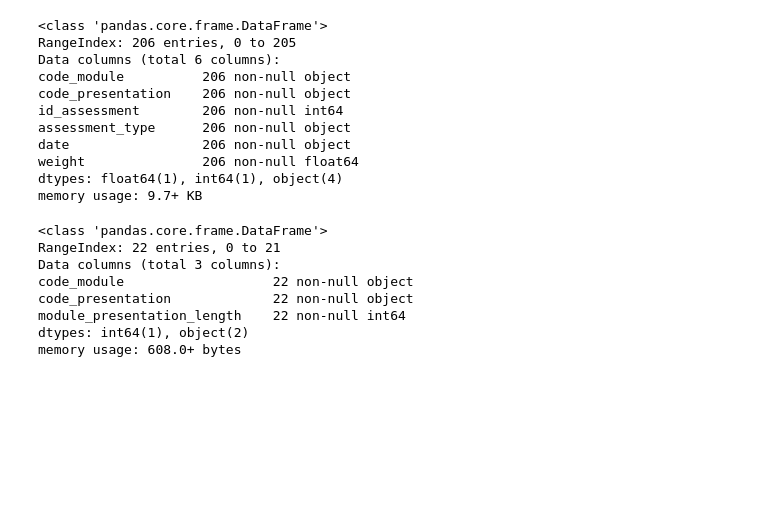
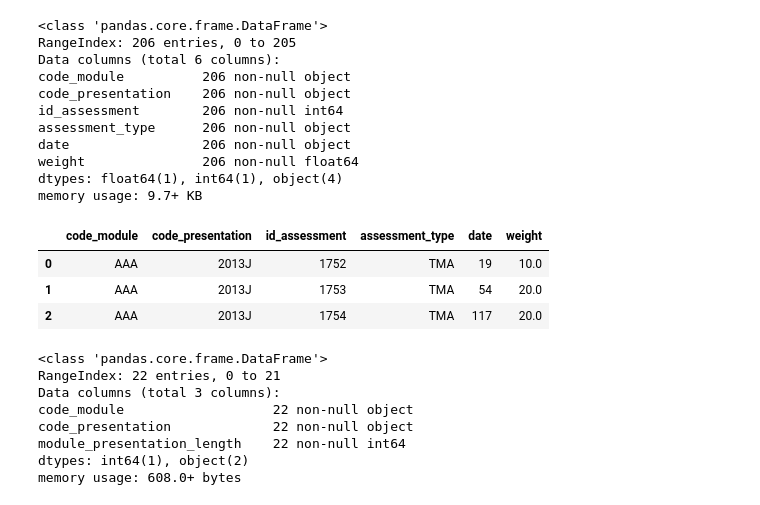
Before and after one commit to y2ee201/Data-Visualization-in-Python-Talk, a Jupyter notebook: OULAD Student Segmentation .ipynb, the cells around one changed output. Saved outputs shown, nothing was run; the diff lists cells and outputs as text; code cells hidden in the pictures; blank space fills up the shorter version.

```diff
--- a/OULAD Student Segmentation .ipynb
+++ b/OULAD Student Segmentation .ipynb
@@ -44,6 +50,13 @@ date                 206 non-null object
 weight               206 non-null float64
 dtypes: float64(1), int64(1), object(4)
 memory usage: 9.7+ KB
+# %%
+assessments.head(3)
+# %% [output]
+|  | code_module | code_presentation | id_assessment | assessment_type | date | weight |
+| 0 | AAA | 2013J | 1752 | TMA | 19 | 10.0 |
+| 1 | AAA | 2013J | 1753 | TMA | 54 | 20.0 |
+| 2 | AAA | 2013J | 1754 | TMA | 117 | 20.0 |
 # %%
 courses = pd.read_csv('./data/oulad/courses.csv')
 courses.info()
```
Also changed, not shown: parts of 13 cells of this notebook.
